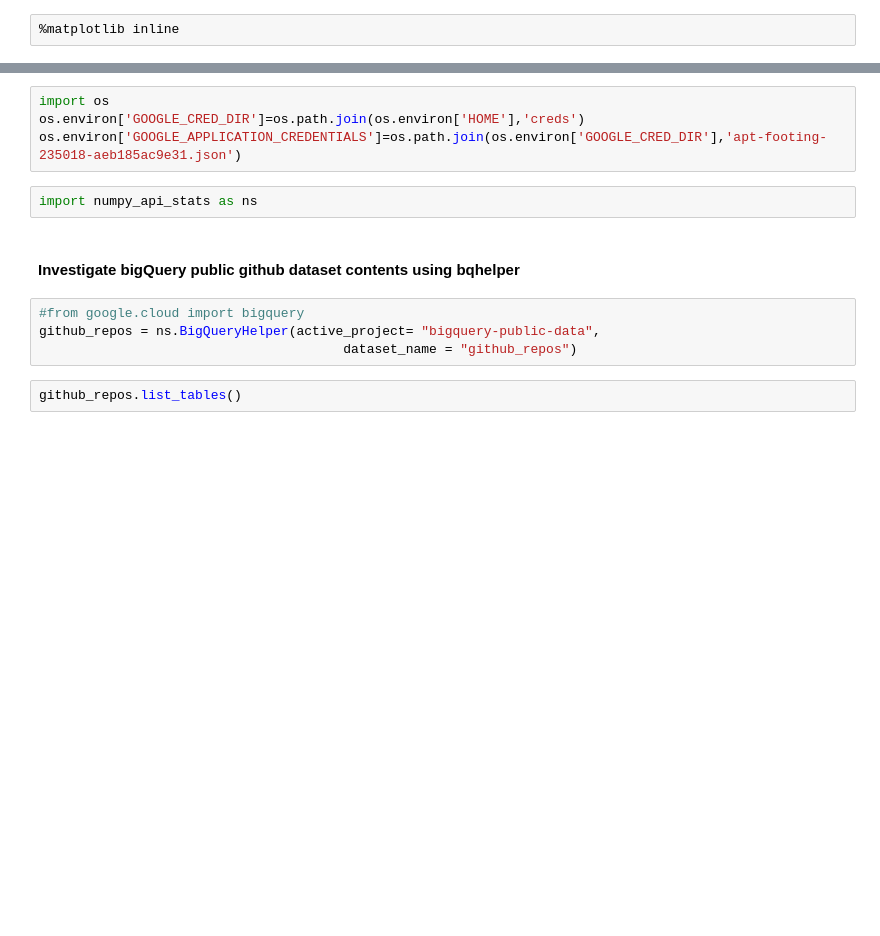
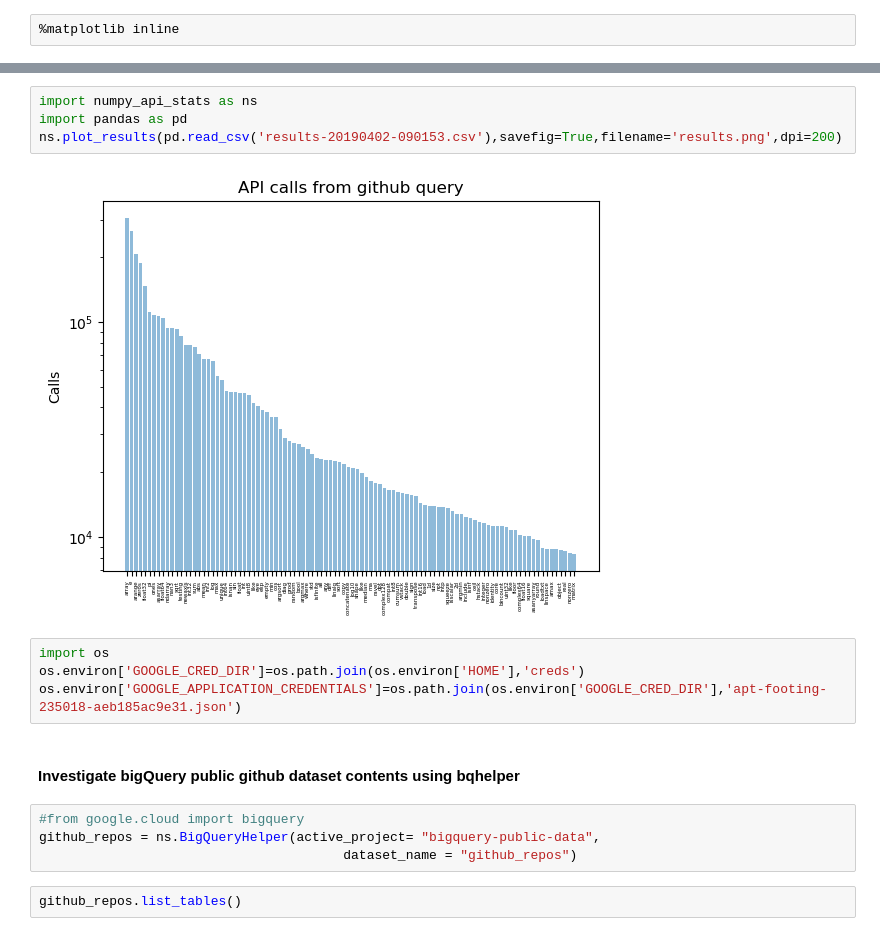
Before and after one commit to mpeaton/api_stats, a Jupyter notebook: api_stats/numpy_stats.ipynb, the cells around one changed output, grey strips where cells are left out. Cells and saved outputs as stored; diff of their text form; blank space fills up the shorter version.

Commit message:
Updated results and notebook

```diff
--- a/api_stats/numpy_stats.ipynb
+++ b/api_stats/numpy_stats.ipynb
@@ -10,9 +7,13 @@ The autoreload extension is already loaded. To reload it, use:
+# %%
+import numpy_api_stats as ns
+import pandas as pd
+ns.plot_results(pd.read_csv('results-20190402-090153.csv'),savefig=True,filename='results.png',dpi=200)
+# %% [output]
+[figure, added]
 # %%
 import os
 os.environ['GOOGLE_CRED_DIR']=os.path.join(os.environ['HOME'],'creds')
 os.environ['GOOGLE_APPLICATION_CREDENTIALS']=os.path.join(os.environ['GOOGLE_CRED_DIR'],'apt-footing-235018-aeb185ac9e31.json')
-# %%
-import numpy_api_stats as ns
 # %% [markdown]
 #### Investigate bigQuery public github dataset contents using bqhelper
 # %%
```
Also changed, not shown: parts of 16 cells of this notebook, 7 other files.
